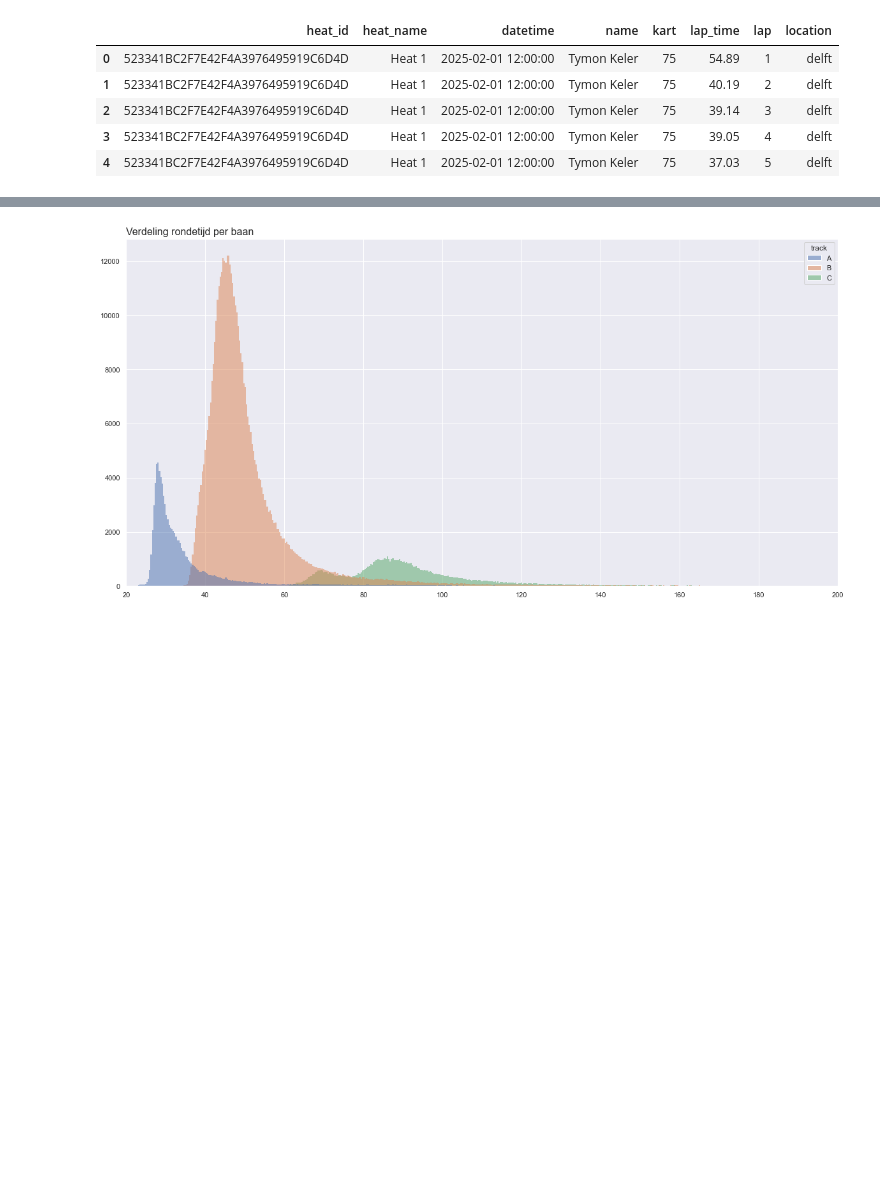
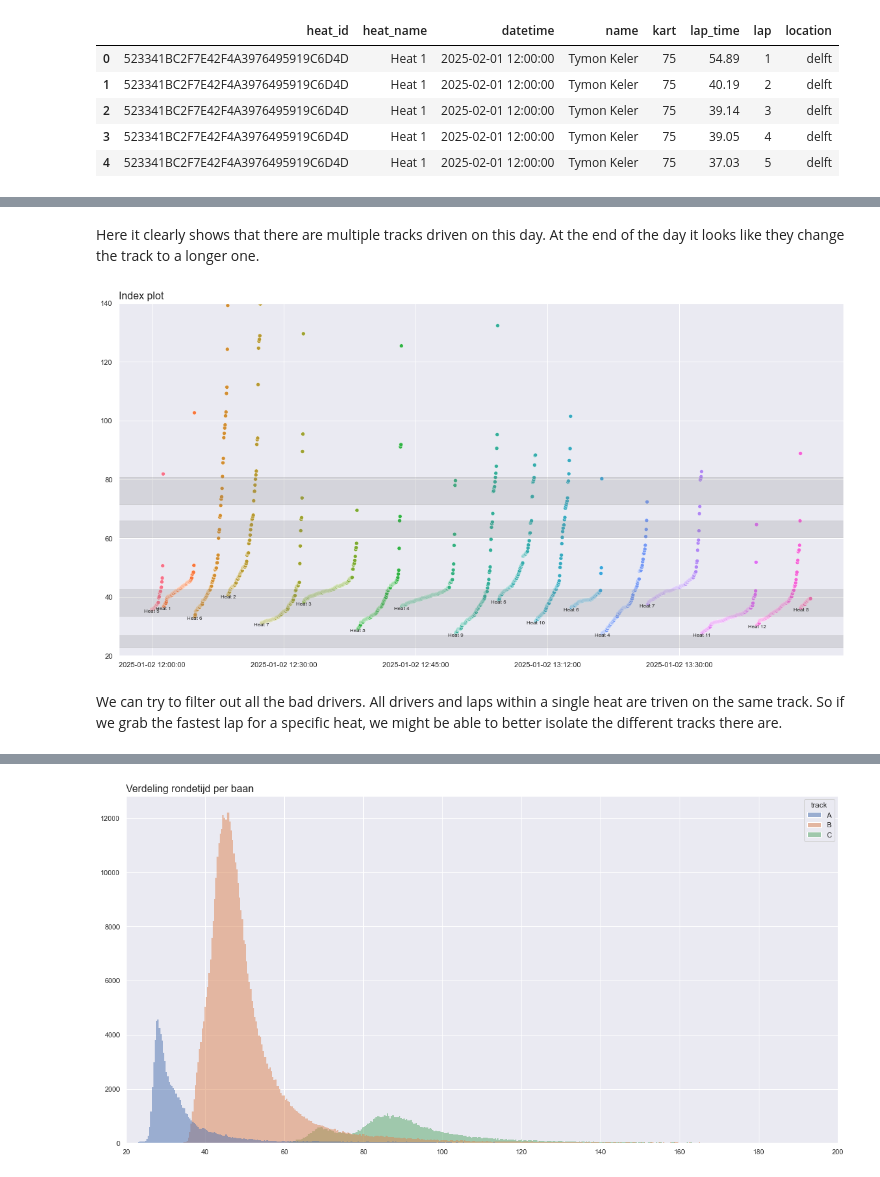
Before and after one commit to danteschrama/kart-lap-times-analysis, a Jupyter notebook: notebooks/data_analytics.ipynb, the cells around one changed output, grey strips where cells are left out. Cells and saved outputs as stored; diff of their text form; code cells hidden in the pictures; blank space fills up the shorter version.

```diff
--- a/notebooks/data_analytics.ipynb
+++ b/notebooks/data_analytics.ipynb
@@ -154,0 +281,45 @@ df["year_month"] = df["datetime"].values.astype("datetime64[M]")
+# %% [markdown]
+Here it clearly shows that there are multiple tracks driven on this day. At the end of the day it looks like they change the track to a longer one.
+# %%
+temp = df[df["location"] == "delft"] \
+    .sort_values(["datetime", "heat_id", "lap_time"]).reset_index() \
+    .iloc[3000:4500,:]
+
+ax = sns.scatterplot(
+    x=temp.index,
+    y=temp["lap_time"],
+    hue=temp["heat_id"],
+    legend=False
+)
+
+for heat_id, group in temp.groupby("heat_id"):
+    min_idx = group["lap_time"].idxmin()
+    x_val = temp.loc[min_idx].name
+    y_val = temp.loc[min_idx, "lap_time"]
+    label = temp.loc[min_idx, "heat_name"]
+
+    # add the index as text on the plot
+    plt.text(x_val, y_val, label, fontsize=8, ha="center", va="top")
+
+
+for i in range(4):
+    ax.axhspan(
+        valley_points[i],
+        modes[i],
+        color="grey",
+        alpha=0.2,
+    )
+
+
+plt.xticks(temp.index[::300], temp["datetime"][::300])
+plt.ylim(20, 140)
+
+ax.set_title("Index plot", fontsize=16, loc="left")
+ax.set_ylabel(None)
+ax.set_xlabel(None)
+
+plt.show()
+# %% [output]
+[figure, added]
+# %% [markdown]
+We can try to filter out all the bad drivers. All drivers and laps within a single heat are triven on the same track. So if we grab the fastest lap for a specific heat, we might be able to better isolate the different tracks there are.
```
Also changed, not shown: parts of 36 cells of this notebook.
